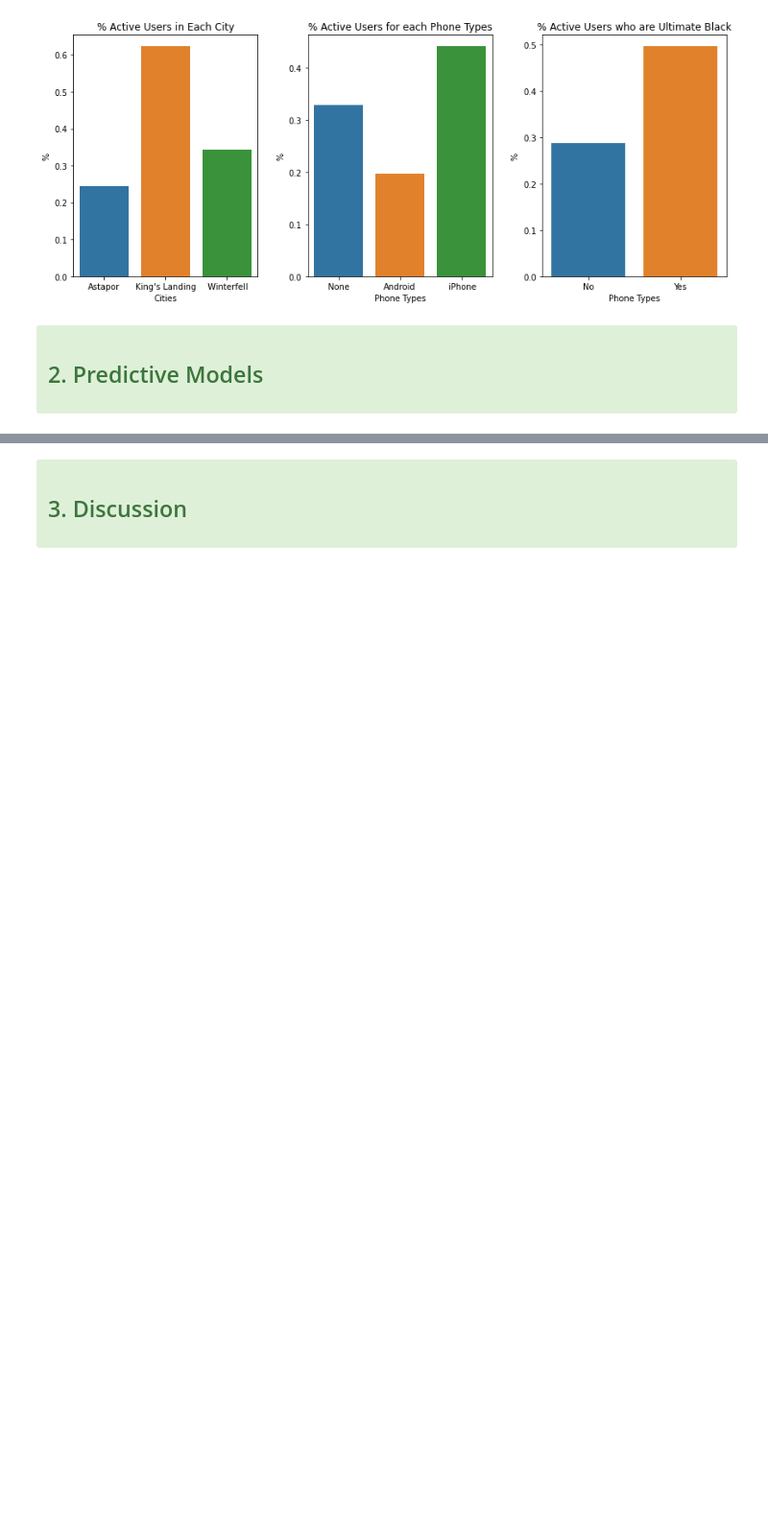
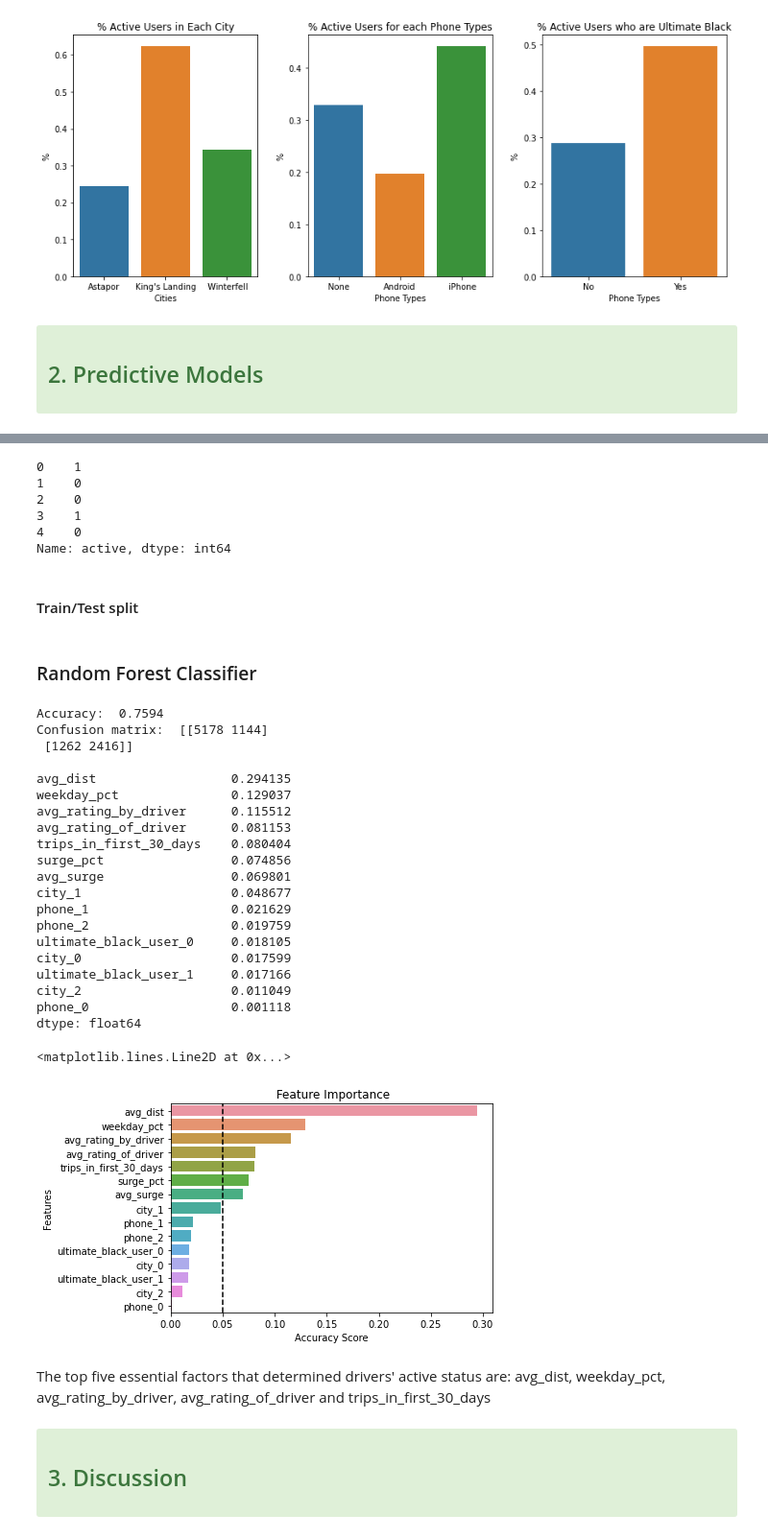
Before and after one commit to truc-tran/Springboard-DataScience, a Jupyter notebook: Ultimate Technologies Inc./Truc_Tran_Ultimate_Challenge.ipynb, the cells around one changed output, grey strips where cells are left out. Shown: that part at 96% size. Cells and saved outputs as stored; diff of their text form; code cells hidden in the pictures; blank space fills up the shorter version.

Commit message:
add model and conclusion for Ultimate challenge project

```diff
--- a/Ultimate Technologies Inc./Truc_Tran_Ultimate_Challenge.ipynb
+++ b/Ultimate Technologies Inc./Truc_Tran_Ultimate_Challenge.ipynb
@@ -703,0 +720,6 @@ fig.tight_layout()
+# %%
+# Create dummy variables for categorical features
+df = pd.get_dummies(df,columns=['city','phone','ultimate_black_user'])
+
+# All features need for training model
+df.head()
@@ -703,0 +755,3 @@ fig.tight_layout()
+# %%
+X = df.drop(columns=['last_trip_date','signup_date','active'], axis=1)
+y = df.active
@@ -704,3 +767,63 @@ fig.tight_layout()
+# %%
+y.head()
+# %% [output]
+0    1
+1    0
+2    0
+3    1
+4    0
+Name: active, dtype: int64
+# %% [markdown]
+#### Train/Test split
+# %%
+from sklearn.model_selection import train_test_split, GridSearchCV
+
+X_train, X_test, y_train, y_test = train_test_split(X, y, test_size = 0.2, random_state = 42)
+# %% [markdown]
+### Random Forest Classifier
+# %%
+rf = RandomForestClassifier(n_estimators=100, random_state=27)
+
+rf.fit(X_train,y_train)
+y_pred = rf.predict(X_test)
+
+print("Accuracy: ", accuracy_score(y_test, y_pred))
+print("Confusion matrix: ", confusion_matrix(y_test, y_pred))
+print()
+
+imp_features = pd.Series(rf.feature_importances_, index= X_train.columns).sort_values(ascending=False)
+print(imp_features)
+
+sns.barplot(x=imp_features, y=imp_features.index)
+plt.xlabel('Accuracy Score')
+plt.ylabel('Features')
+plt.title(" Feature Importance")
+plt.axvline(0.05, linestyle='dashed', color='black')
+# %% [output]
+Accuracy:  0.7594
+Confusion matrix:  [[5178 1144]
+ [1262 2416]]
+
+avg_dist                  0.294135
+weekday_pct               0.129037
+avg_rating_by_driver      0.115512
+avg_rating_of_driver      0.081153
+trips_in_first_30_days    0.080404
+surge_pct                 0.074856
+avg_surge                 0.069801
+city_1                    0.048677
+phone_1                   0.021629
+phone_2                   0.019759
+ultimate_black_user_0     0.018105
+city_0                    0.017599
+ultimate_black_user_1     0.017166
+city_2                    0.011049
+phone_0                   0.001118
+dtype: float64
+<matplotlib.lines.Line2D at 0x...>
+[figure, added]
+# %% [markdown]
+The top five essential factors that determined drivers' active status are: avg_dist, weekday_pct, avg_rating_by_driver, avg_rating_of_driver and trips_in_first_30_days
 # %% [markdown]
 <div class="alert alert-block alert-success">
 <H2> 3. Discussion </H2>
```
Also changed, not shown: parts of 7 cells of this notebook.
